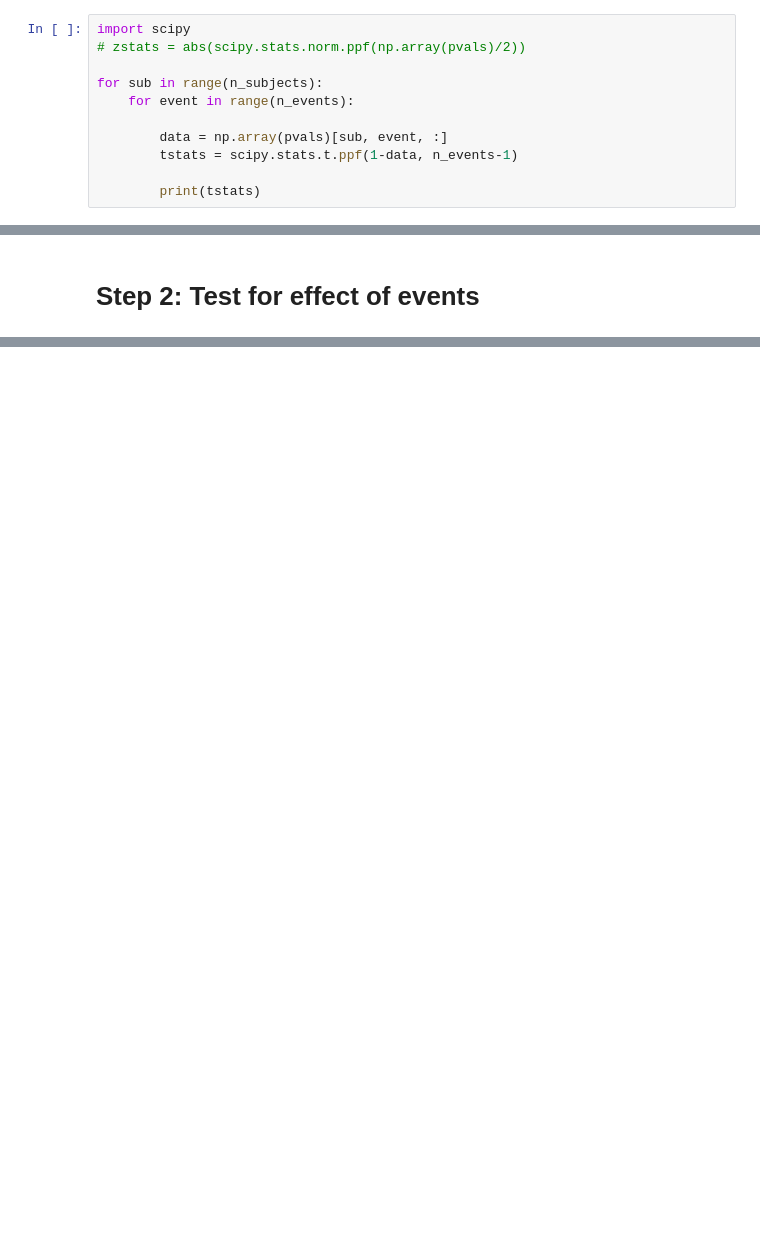
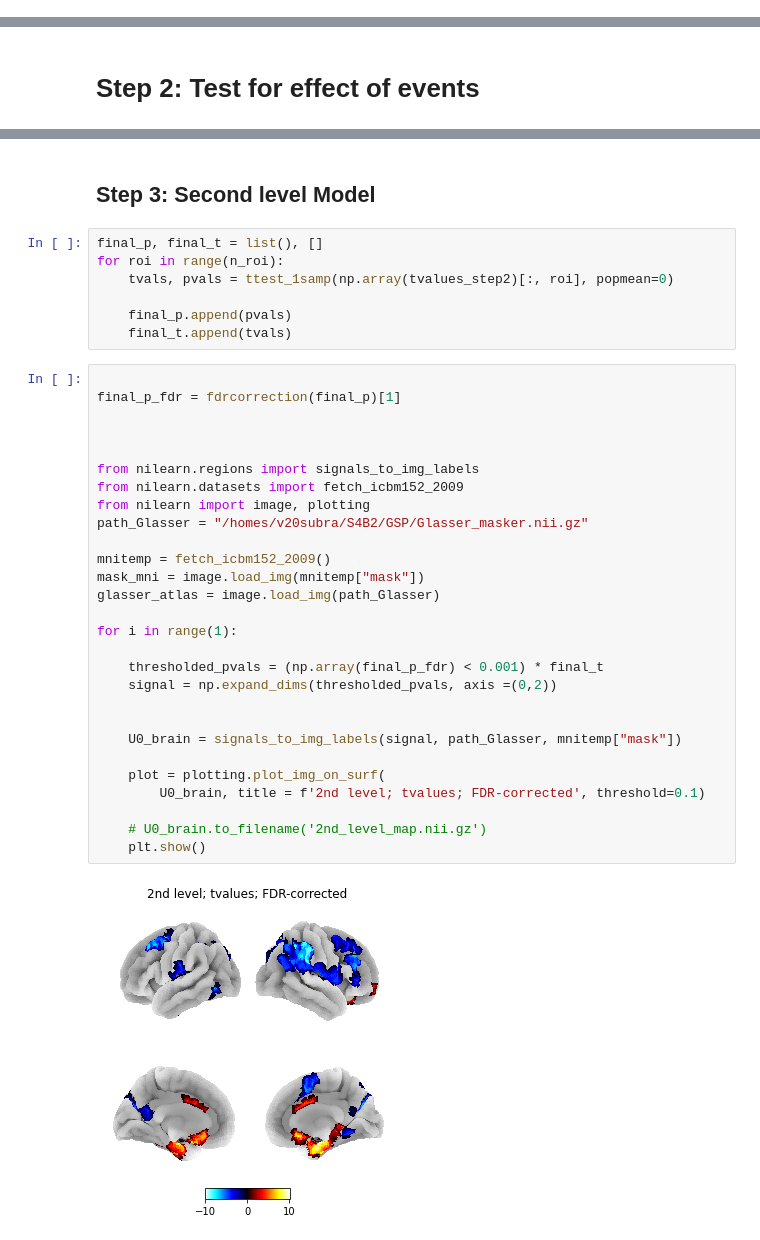
Before and after one commit to venkateshness/Internship_HBN, a Jupyter notebook: Graph-related_analysis/SDI_stats.ipynb, the cells around one changed output, grey strips where cells are left out. Cells and saved outputs as stored; diff of their text form; blank space fills up the shorter version.

Commit message:
the 2-level stats procedure

```diff
--- a/Graph-related_analysis/SDI_stats.ipynb
+++ b/Graph-related_analysis/SDI_stats.ipynb
@@ -47,11 +44,0 @@ WilcoxonResult(statistic=69.0, pvalue=0.312408447265625)
-# %%
-import scipy
-# zstats = abs(scipy.stats.norm.ppf(np.array(pvals)/2))
-
-for sub in range(n_subjects):
-    for event in range(n_events):
-
-        data = np.array(pvals)[sub, event, :]
-        tstats = scipy.stats.t.ppf(1-data, n_events-1)
-
-        print(tstats)
@@ -121,0 +88,39 @@ pvals_step2
+# %% [markdown]
+## Step 3: Second level Model
+# %%
+final_p, final_t = list(), []
+for roi in range(n_roi):
+    tvals, pvals = ttest_1samp(np.array(tvalues_step2)[:, roi], popmean=0)
+
+    final_p.append(pvals)
+    final_t.append(tvals)
+# %%
+
+final_p_fdr = fdrcorrection(final_p)[1]
+
+
+
+from nilearn.regions import signals_to_img_labels
+from nilearn.datasets import fetch_icbm152_2009
+from nilearn import image, plotting
+path_Glasser = "/homes/v20subra/S4B2/GSP/Glasser_masker.nii.gz"
+
+mnitemp = fetch_icbm152_2009()
+mask_mni = image.load_img(mnitemp["mask"])
+glasser_atlas = image.load_img(path_Glasser)
+
+for i in range(1):
+
+    thresholded_pvals = (np.array(final_p_fdr) < 0.001) * final_t
+    signal = np.expand_dims(thresholded_pvals, axis =(0,2))
+
+
+    U0_brain = signals_to_img_labels(signal, path_Glasser, mnitemp["mask"])
+
+    plot = plotting.plot_img_on_surf(
+        U0_brain, title = f'2nd level; tvalues; FDR-corrected', threshold=0.1)
+
+    # U0_brain.to_filename('2nd_level_map.nii.gz')
+    plt.show()
+# %% [output]
+[figure, added]
```
Also changed, not shown: parts of 10 cells of this notebook, 4 other files.
